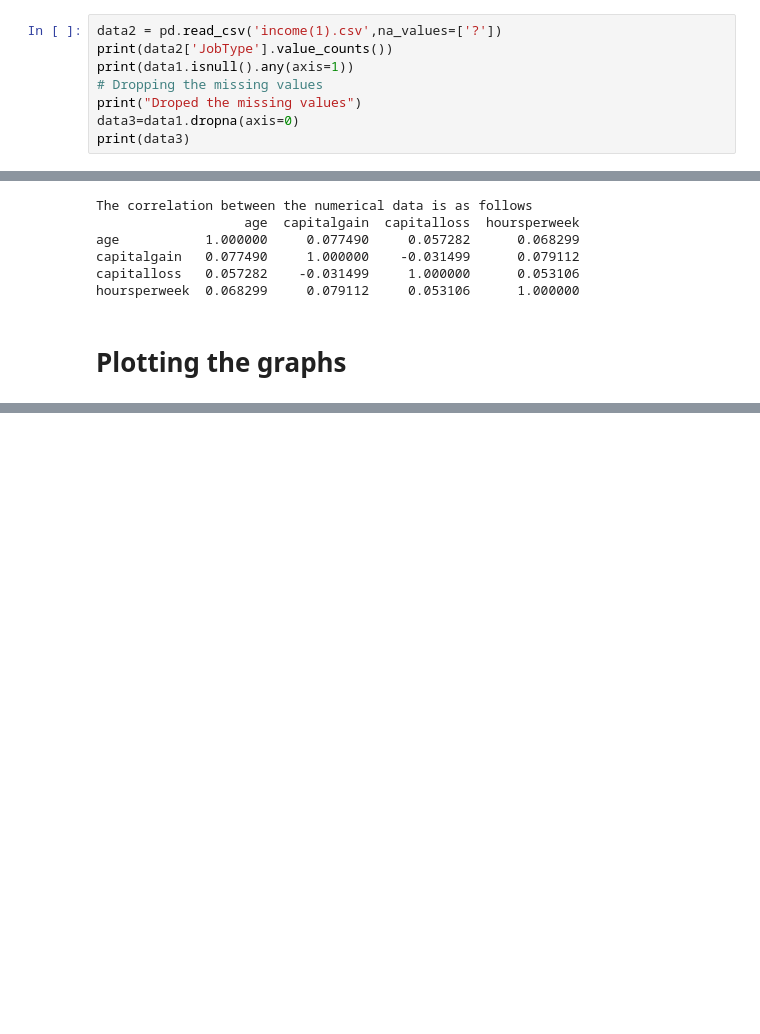
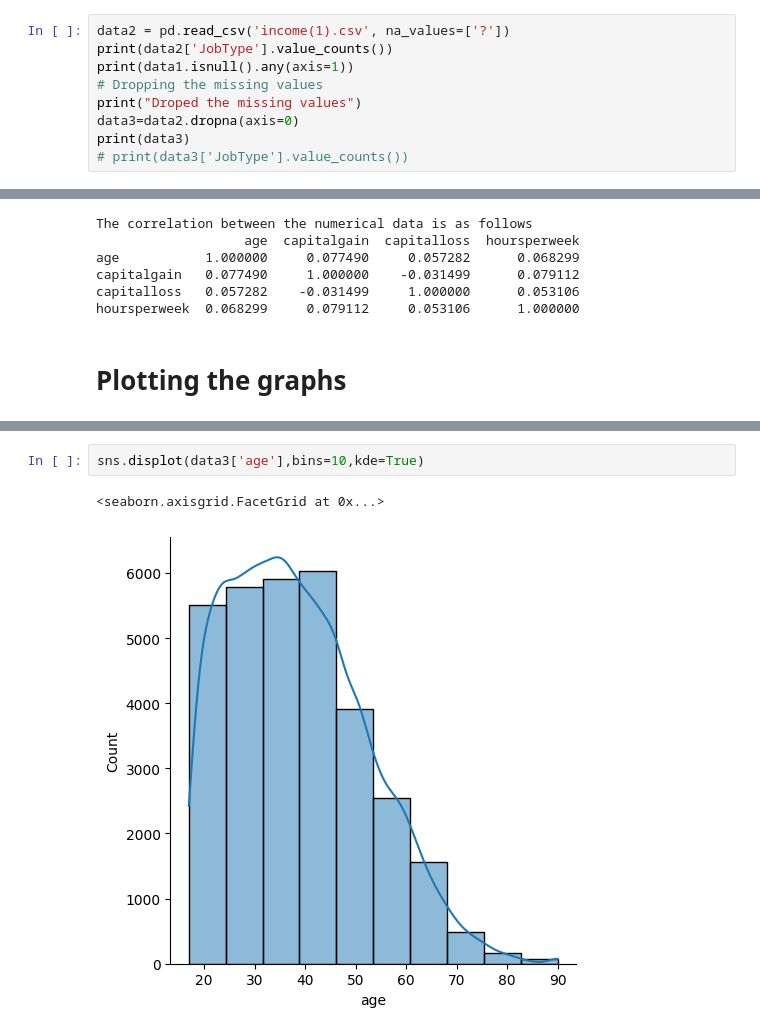
Before and after one commit to Pranavlovescode/Python-data-science, a Jupyter notebook: case_study_1.ipynb, the cells around one changed output, grey strips where cells are left out. Drawn from its saved outputs; the diff is of its cells as text; blank space fills up the shorter version.

```diff
--- a/case_study_1.ipynb
+++ b/case_study_1.ipynb
@@ -91,13 +92,14 @@ dtype: int64
 # %% [markdown]
 # Reloading the data in a new dataframe
 # %%
-data2 = pd.read_csv('income(1).csv',na_values=['?'])
+data2 = pd.read_csv('income(1).csv', na_values=['?'])
 print(data2['JobType'].value_counts())
 print(data1.isnull().any(axis=1))
 # Dropping the missing values
 print("Droped the missing values")
-data3=data1.dropna(axis=0)
+data3=data2.dropna(axis=0)
 print(data3)
+# print(data3['JobType'].value_counts())
 # %% [output]
 JobType
 Private             22286
@@ -141,2 +143,7 @@ plot=sns.countplot(data1['SalStat'])
 # %% [output]
 [figure]
+# %%
+sns.displot(data3['age'],bins=10,kde=True)
+# %% [output]
+<seaborn.axisgrid.FacetGrid at 0x...>
+[figure, added]
```
Also changed, not shown: parts of 5 cells of this notebook, 1 other file.
